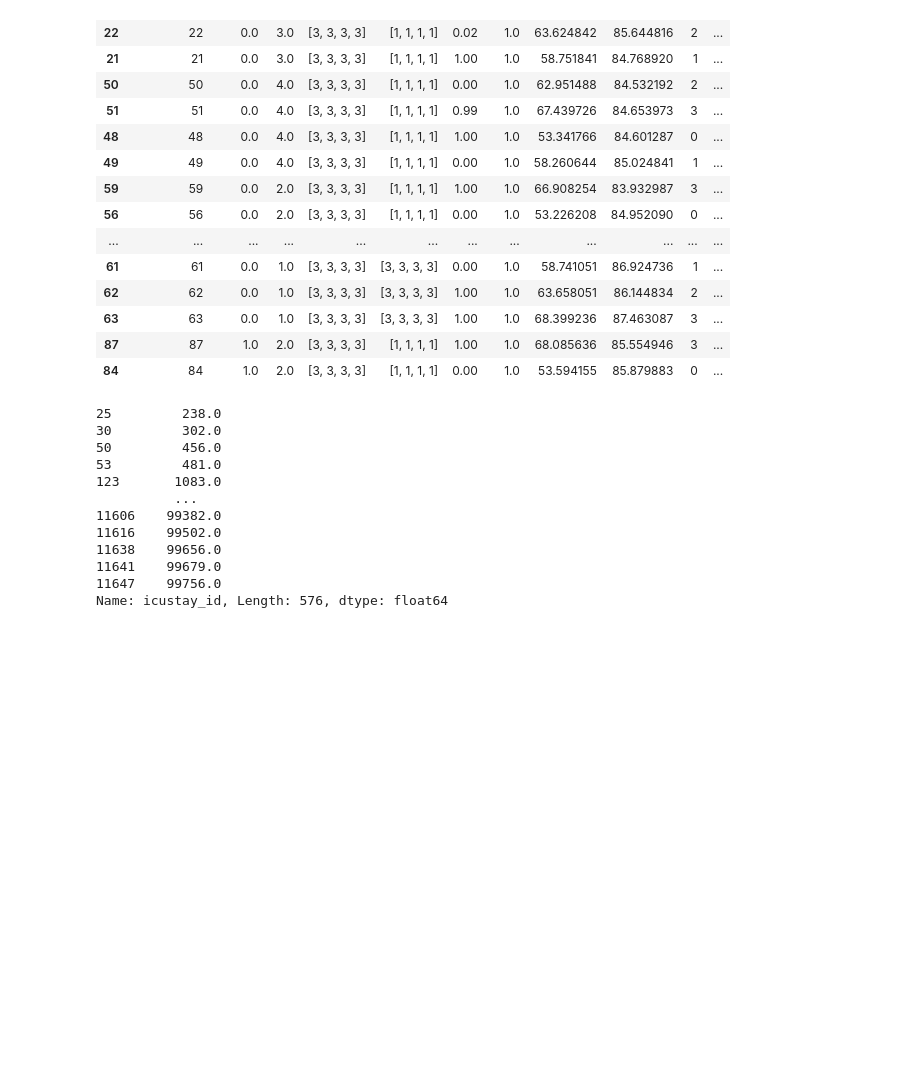
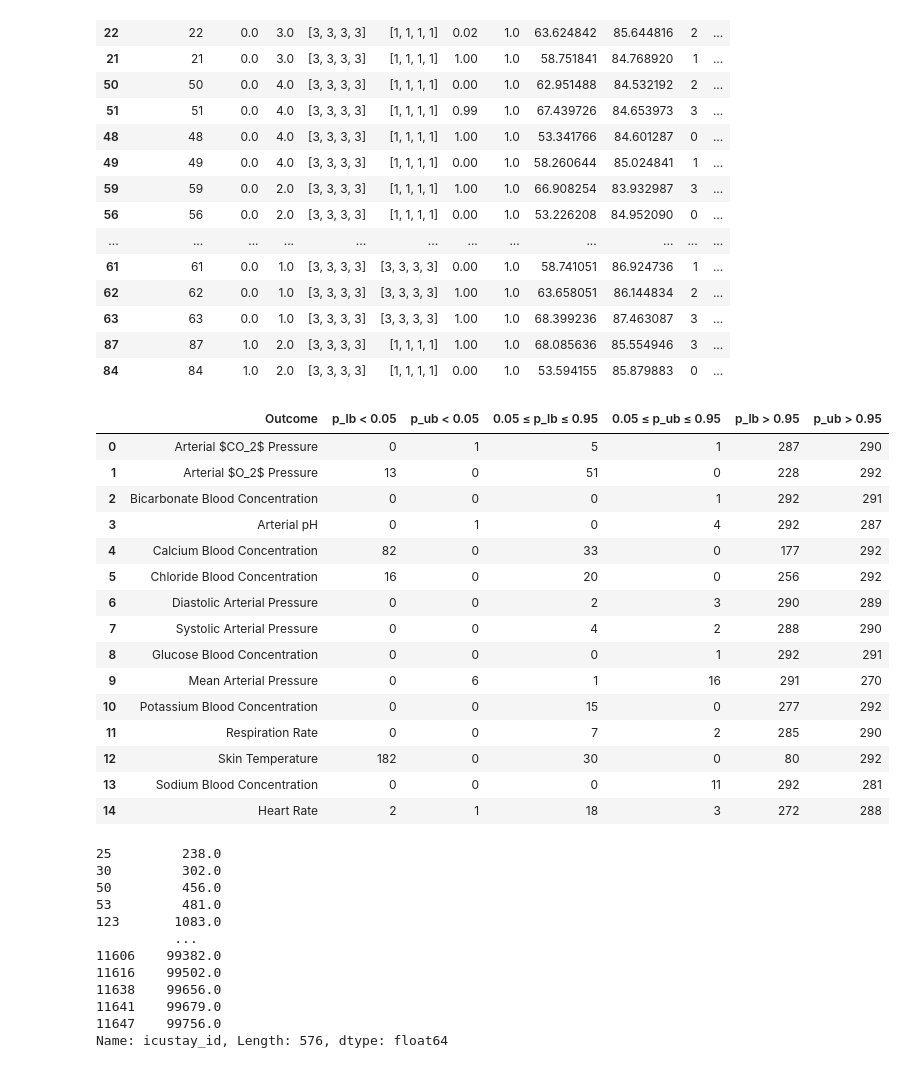
Before and after one commit to faaizT/CausalTwinAssessment, a Jupyter notebook: Bootstrap Hypothesis Testing.ipynb, the cells around one changed output. Saved outputs shown, nothing was run; the diff lists cells and outputs as text; code cells hidden in the pictures; blank space fills up the shorter version.

```diff
--- a/Bootstrap Hypothesis Testing.ipynb
+++ b/Bootstrap Hypothesis Testing.ipynb
@@ -312,6 +312,40 @@ p_values.sort_values(by='n_real', ascending=False).head(30)
 | 63 | 63 | 0.0 | 1.0 | [3, 3, 3, 3] | [3, 3, 3, 3] | 1.00 | 1.0 | 68.399236 | 87.463087 | 3 | ... |
 | 87 | 87 | 1.0 | 2.0 | [3, 3, 3, 3] | [1, 1, 1, 1] | 1.00 | 1.0 | 68.085636 | 85.554946 | 3 | ... |
 | 84 | 84 | 1.0 | 2.0 | [3, 3, 3, 3] | [1, 1, 1, 1] | 0.00 | 1.0 | 53.594155 | 85.879883 | 0 | ... |
+# %%
+results = pd.DataFrame()
+import os.path
+
+for column in column_names_dict:
+    if os.path.isfile(f"{hyp_test_dir}/p_values_{column}.csv"):
+        p_values = pd.read_csv(f"{hyp_test_dir}/p_values_{column}.csv", converters={'actions': eval, 'x_t': eval})
+        lb_rej = (p_values['p_lb']<0.05).sum()
+        ub_rej = (p_values['p_ub']<0.05).sum()
+        lb_2 = ((p_values['p_lb']>=0.05) & (p_values['p_lb']<=0.95)).sum()
+        ub_2 = ((p_values['p_ub']>=0.05) & (p_values['p_ub']<=0.95)).sum()
+        lb_3 = (p_values['p_lb']>0.95).sum()
+        ub_3 = (p_values['p_ub']>0.95).sum()
+        row_append = {'Outcome':[column_names_dict[column]] ,'p_lb < 0.05': [lb_rej], 'p_ub < 0.05': [ub_rej], '0.05 ≤ p_lb ≤ 0.95': [lb_2], '0.05 ≤ p_ub ≤ 0.95': [ub_2], 'p_lb > 0.95': [lb_3], 'p_ub > 0.95': [ub_3]}
+        results = pd.concat([results, pd.DataFrame.from_dict(row_append)], ignore_index=True)
+# %%
+results
+# %% [output]
+|  | Outcome | p_lb < 0.05 | p_ub < 0.05 | 0.05 ≤ p_lb ≤ 0.95 | 0.05 ≤ p_ub ≤ 0.95 | p_lb > 0.95 | p_ub > 0.95 |
+| 0 | Arterial $CO_2$ Pressure | 0 | 1 | 5 | 1 | 287 | 290 |
+| 1 | Arterial $O_2$ Pressure | 13 | 0 | 51 | 0 | 228 | 292 |
+| 2 | Bicarbonate Blood Concentration | 0 | 0 | 0 | 1 | 292 | 291 |
+| 3 | Arterial pH | 0 | 1 | 0 | 4 | 292 | 287 |
+| 4 | Calcium Blood Concentration | 82 | 0 | 33 | 0 | 177 | 292 |
+| 5 | Chloride Blood Concentration | 16 | 0 | 20 | 0 | 256 | 292 |
+| 6 | Diastolic Arterial Pressure | 0 | 0 | 2 | 3 | 290 | 289 |
+| 7 | Systolic Arterial Pressure | 0 | 0 | 4 | 2 | 288 | 290 |
+| 8 | Glucose Blood Concentration | 0 | 0 | 0 | 1 | 292 | 291 |
+| 9 | Mean Arterial Pressure | 0 | 6 | 1 | 16 | 291 | 270 |
+| 10 | Potassium Blood Concentration | 0 | 0 | 15 | 0 | 277 | 292 |
+| 11 | Respiration Rate | 0 | 0 | 7 | 2 | 285 | 290 |
+| 12 | Skin Temperature | 182 | 0 | 30 | 0 | 80 | 292 |
+| 13 | Sodium Blood Concentration | 0 | 0 | 0 | 11 | 292 | 281 |
+| 14 | Heart Rate | 2 | 1 | 18 | 3 | 272 | 288 |
 # %%
 eps = np.random.randn(5)*2
 # %%
```
Also changed, not shown: 5 other files.
